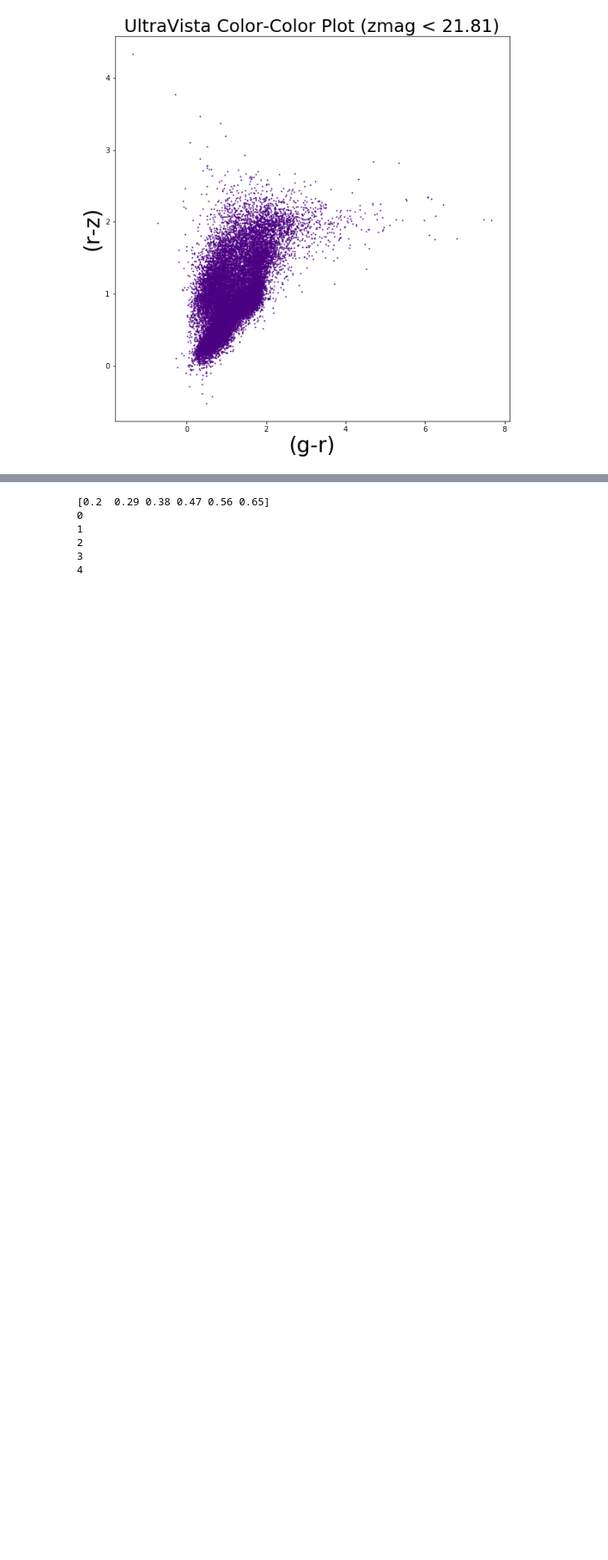
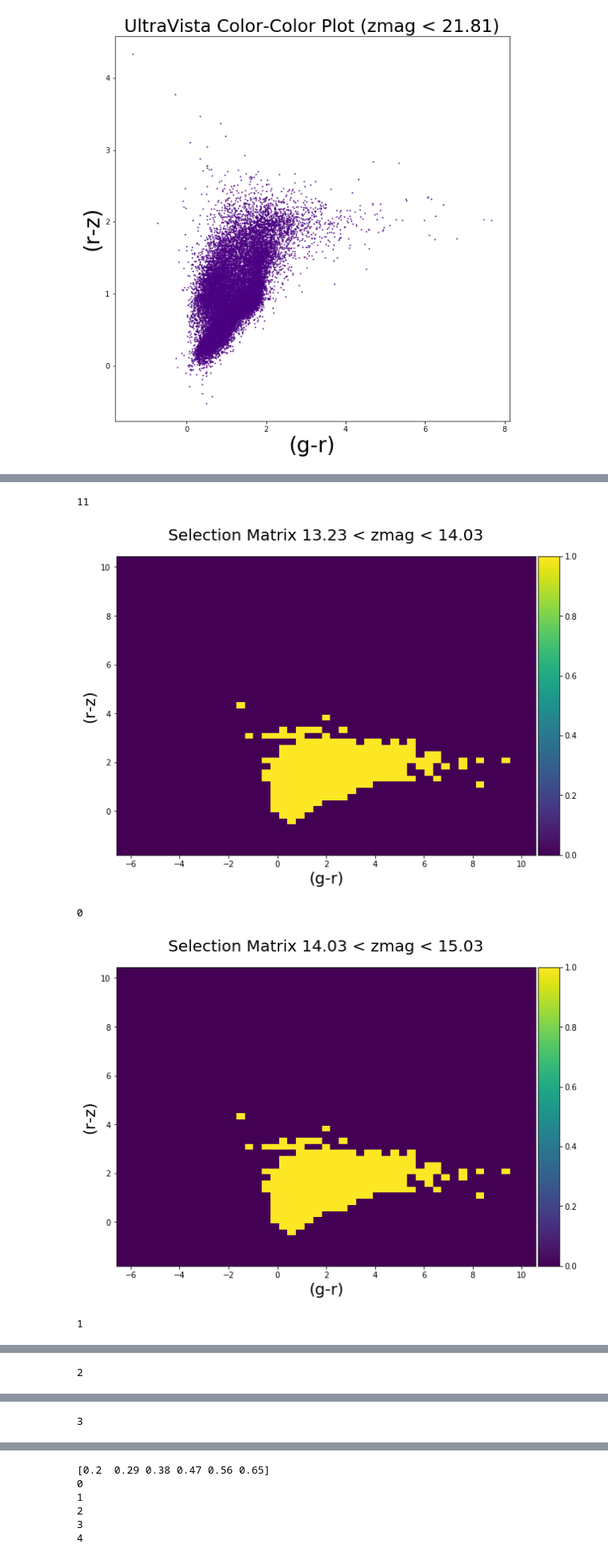
Before and after one commit to metownsend/LRG-Sats, a Jupyter notebook: making_masks2.ipynb, the cells around one changed output, grey strips where cells are left out. Shown at 80% size. Cells and saved outputs as stored; diff of their text form; code cells hidden in the pictures; blank space fills up the shorter version.

```diff
--- a/making_masks2.ipynb
+++ b/making_masks2.ipynb
@@ -464,0 +472,23 @@ plt.show()
+# %%
+# print(mask_array[:, :, :])
+print(len(zmag_edges))
+
+for i in range(len(mask_array)-1):
+    plt.figure(figsize=(10,10))
+    ax = plt.gca()
+    im = ax.imshow(mask_array[:,:,i], origin='lower', extent=(gr_edges.min(), gr_edges.max(), rz_edges.min(), rz_edges.max()))
+    divider = make_axes_locatable(ax)
+    cax = divider.append_axes('right', size='5%', pad=0.05)
+    plt.colorbar(im, cax=cax)
+    ax.set_title("Selection Matrix {0:.2f} < zmag < {1:.2f}".format(zmag_edges[i], zmag_edges[i+1]), fontsize=20, pad=20)
+    ax.set_xlabel('(g-r)',fontsize=20)
+    ax.set_ylabel('(r-z)',fontsize=20)
+    plt.savefig('/Users/mtownsend/Desktop/MeetingPlots/16July2020/selection_matrix-zmagbin_{0:.2f}-{1:.02f}.pdf'.format(zmag_edges[i], zmag_edges[i+1]))
+    plt.show()
+    print(i)
+# %% [output]
+11
+[figure, added]
+0
+[figure, added]
+1
@@ -464,0 +496 @@ plt.show()
+2
@@ -464,0 +498 @@ plt.show()
+3
```
Also changed, not shown: parts of 5 cells of this notebook.
